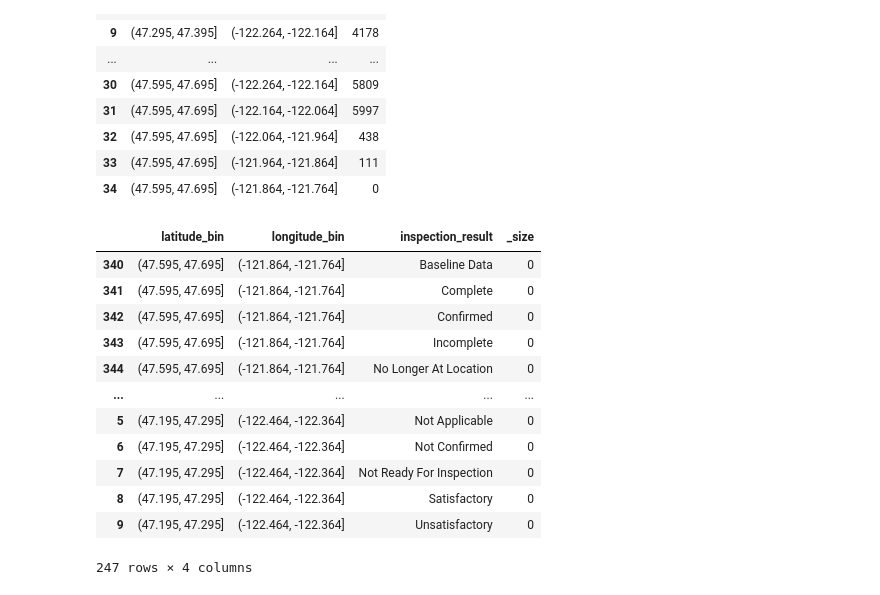
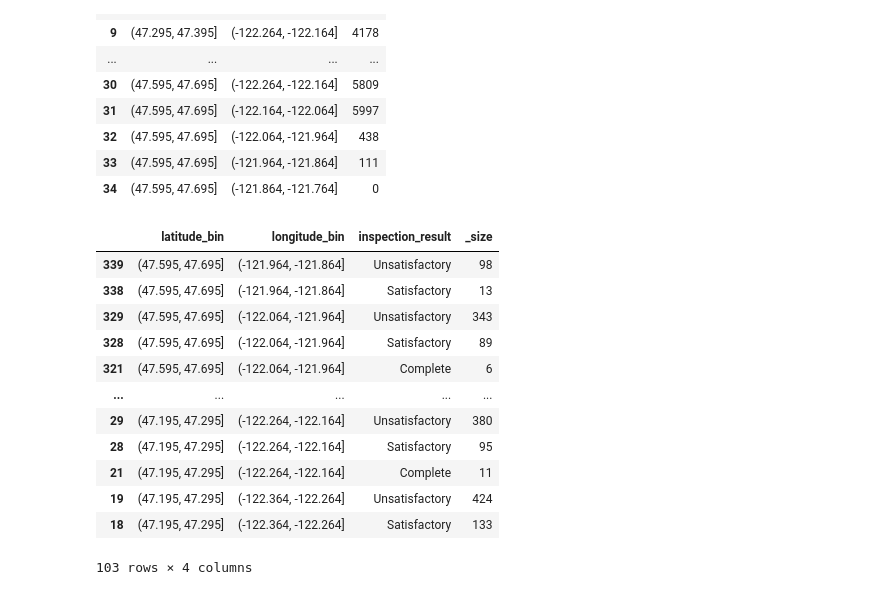
Before and after one commit to alirahmani93/ml_basic_p1, a Jupyter notebook: p1.ipynb, the cells around one changed output. Cells and saved outputs as stored; diff of their text form; code cells hidden in the pictures.

```diff
--- a/p1.ipynb
+++ b/p1.ipynb
@@ -372,22 +376,22 @@ agg_df
 # %%
 df4 = df3.copy()
 df4 = df4.groupby(['latitude_bin', 'longitude_bin','inspection_result']).agg('size').reset_index().rename(columns={0: '_size'}).sort_values(
     ['latitude_bin', 'longitude_bin','_size'], ascending=False)
 df4.describe()
 df4[df4._size>0].describe()
-df4[df4._size==0]
+df4[df4._size>0]
 # %% [output]
 |  | latitude_bin | longitude_bin | inspection_result | _size |
-| 340 | (47.595, 47.695] | (-121.864, -121.764] | Baseline Data | 0 |
-| 341 | (47.595, 47.695] | (-121.864, -121.764] | Complete | 0 |
-| 342 | (47.595, 47.695] | (-121.864, -121.764] | Confirmed | 0 |
-| 343 | (47.595, 47.695] | (-121.864, -121.764] | Incomplete | 0 |
-| 344 | (47.595, 47.695] | (-121.864, -121.764] | No Longer At Location | 0 |
+| 339 | (47.595, 47.695] | (-121.964, -121.864] | Unsatisfactory | 98 |
+| 338 | (47.595, 47.695] | (-121.964, -121.864] | Satisfactory | 13 |
+| 329 | (47.595, 47.695] | (-122.064, -121.964] | Unsatisfactory | 343 |
+| 328 | (47.595, 47.695] | (-122.064, -121.964] | Satisfactory | 89 |
+| 321 | (47.595, 47.695] | (-122.064, -121.964] | Complete | 6 |
 | ... | ... | ... | ... | ... |
-| 5 | (47.195, 47.295] | (-122.464, -122.364] | Not Applicable | 0 |
-| 6 | (47.195, 47.295] | (-122.464, -122.364] | Not Confirmed | 0 |
-| 7 | (47.195, 47.295] | (-122.464, -122.364] | Not Ready For Inspection | 0 |
-| 8 | (47.195, 47.295] | (-122.464, -122.364] | Satisfactory | 0 |
-| 9 | (47.195, 47.295] | (-122.464, -122.364] | Unsatisfactory | 0 |
+| 29 | (47.195, 47.295] | (-122.264, -122.164] | Unsatisfactory | 380 |
+| 28 | (47.195, 47.295] | (-122.264, -122.164] | Satisfactory | 95 |
+| 21 | (47.195, 47.295] | (-122.264, -122.164] | Complete | 11 |
+| 19 | (47.195, 47.295] | (-122.364, -122.264] | Unsatisfactory | 424 |
+| 18 | (47.195, 47.295] | (-122.364, -122.264] | Satisfactory | 133 |
-247 rows × 4 columns
+103 rows × 4 columns
 # %%
```
Also changed, not shown: parts of 7 cells of this notebook.
